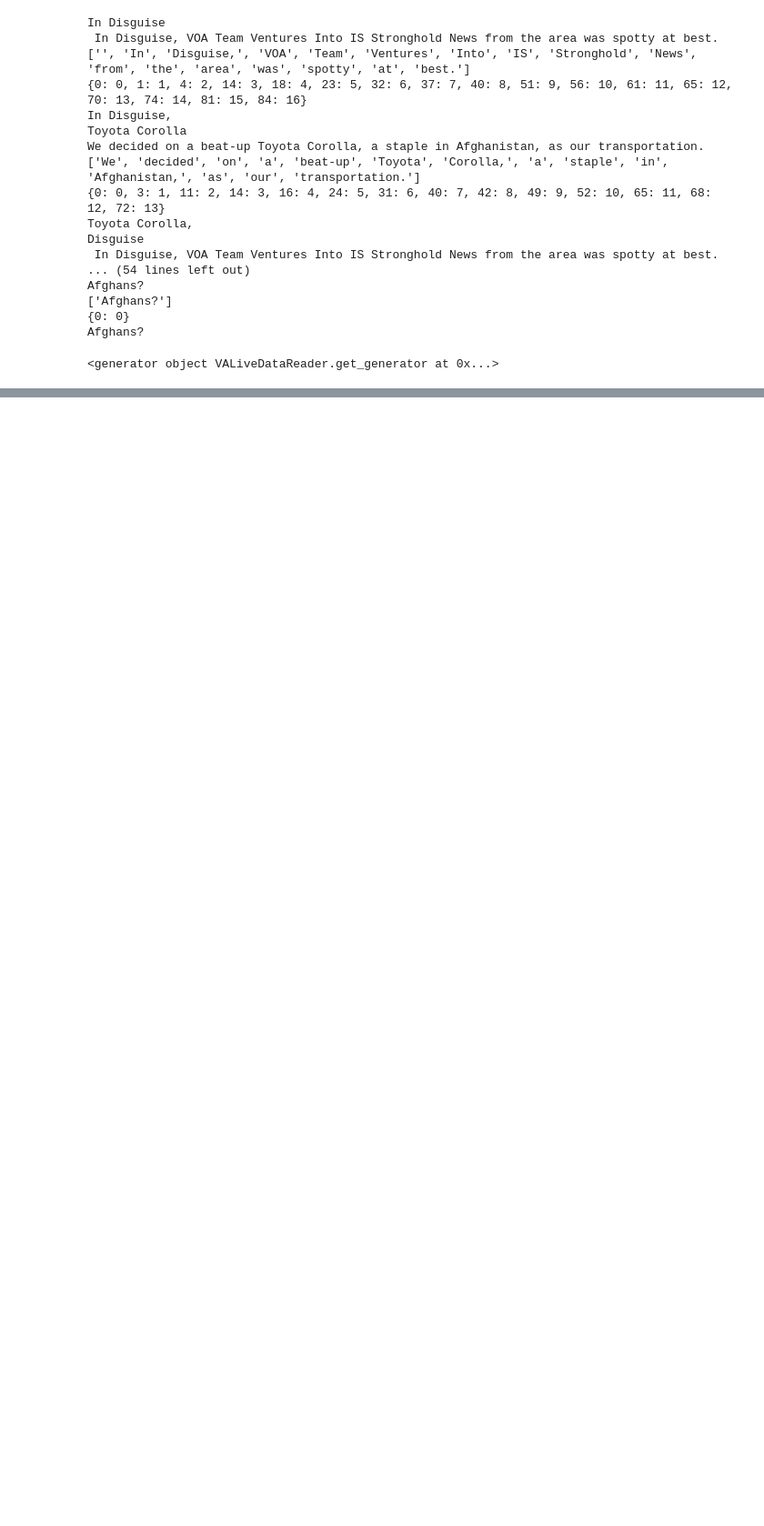
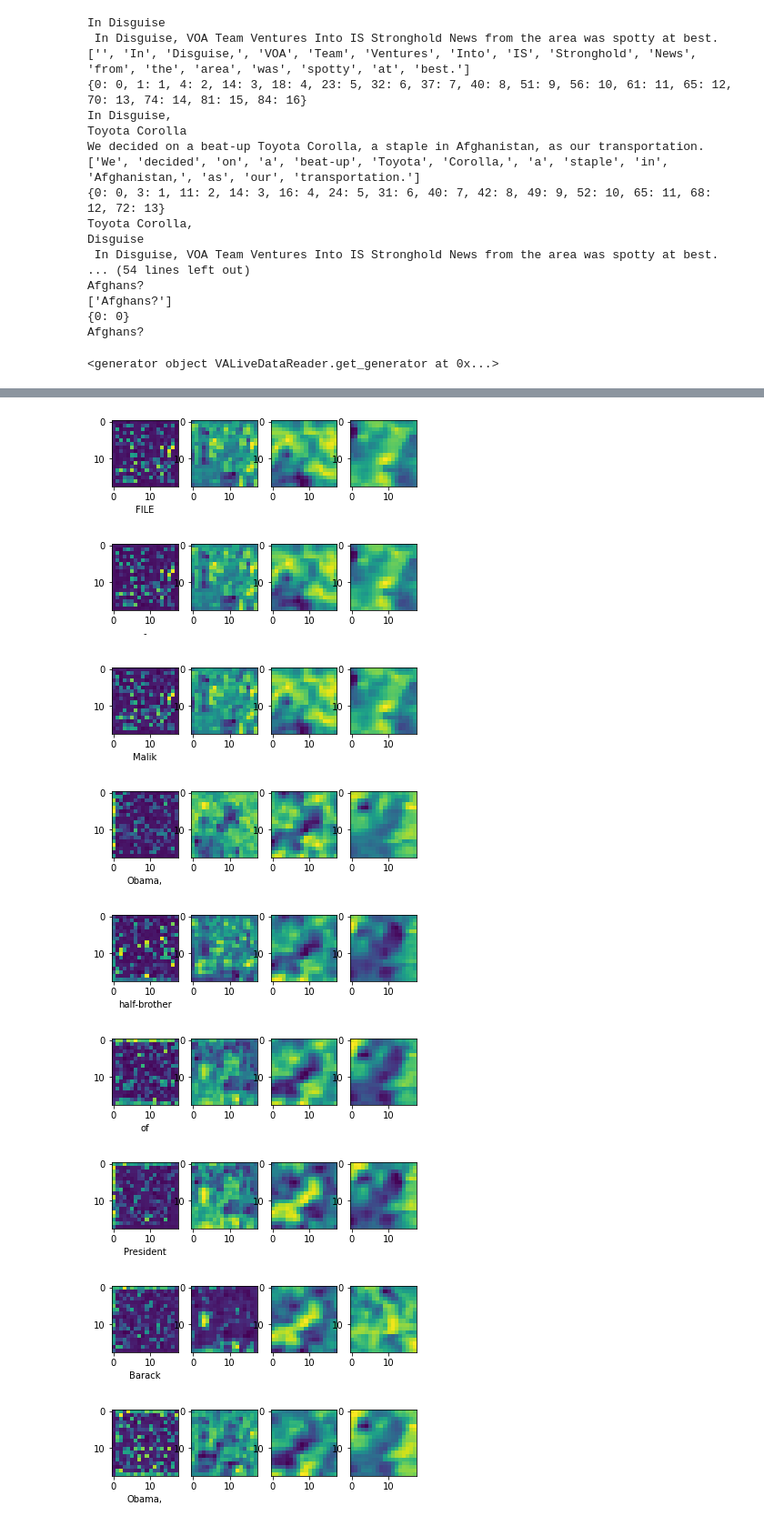
Before and after one commit to cshikai/multimedia_ir, a Jupyter notebook: multimedia_entity_extraction/src/Inference.ipynb, the cells around one changed output, grey strips where cells are left out. Shown at 91% size. Drawn from its saved outputs; the diff is of its cells as text; code cells hidden in the pictures; blank space fills up the shorter version.

```diff
--- a/multimedia_entity_extraction/src/Inference.ipynb
+++ b/multimedia_entity_extraction/src/Inference.ipynb
@@ -51,0 +124,6 @@ AttributeError: 'generator' object has no attribute 'next'
+# %%
+triton_manager = DummyTritonManager()
+writer = VADataWriter()
+reader = VALiveDataReader()
+processor = VAProcessor()
+model = CombinedModel()
@@ -51,0 +177,31 @@ AttributeError: 'generator' object has no attribute 'next'
+# %%
+test = batch_heatmap[-1].permute(2, 3, 0, 1)
+test_text = data['text'].split(' ')
+# %%
+
+for i, tokens in enumerate(test):
+#     for i, layer in enumerate(tokens):
+    if i==len(test_text):
+        break
+    f, axarr = plt.subplots(1,4)
+#     f.suptitle(test_text[i], fontsize=12)
+    axarr[0].imshow(tokens[0], interpolation='nearest')
+    axarr[0].set_xlabel(test_text[i])
+    axarr[1].imshow(tokens[1], interpolation='nearest')
+    axarr[2].imshow(tokens[2], interpolation='nearest')
+    axarr[3].imshow(tokens[3], interpolation='nearest')
+
+
+#         plt.imshow(layer, interpolation='nearest')
+
+#     print("")
+# %% [output]
+[figure, added]
+[figure, added]
+[figure, added]
+[figure, added]
+[figure, added]
+[figure, added]
+[figure, added]
+[figure, added]
+[figure, added]
```
Also changed, not shown: parts of 21 cells of this notebook, 3 other files.
